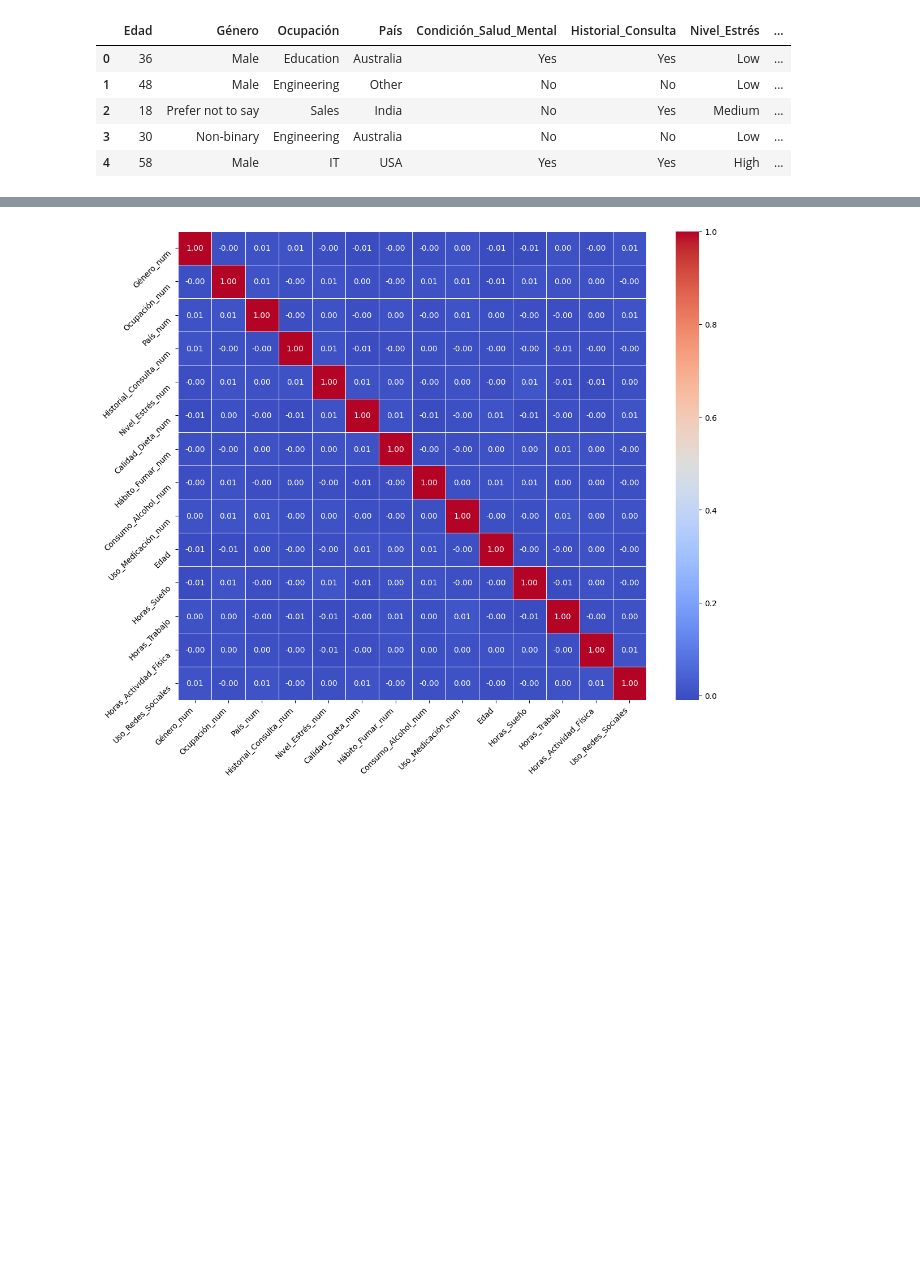
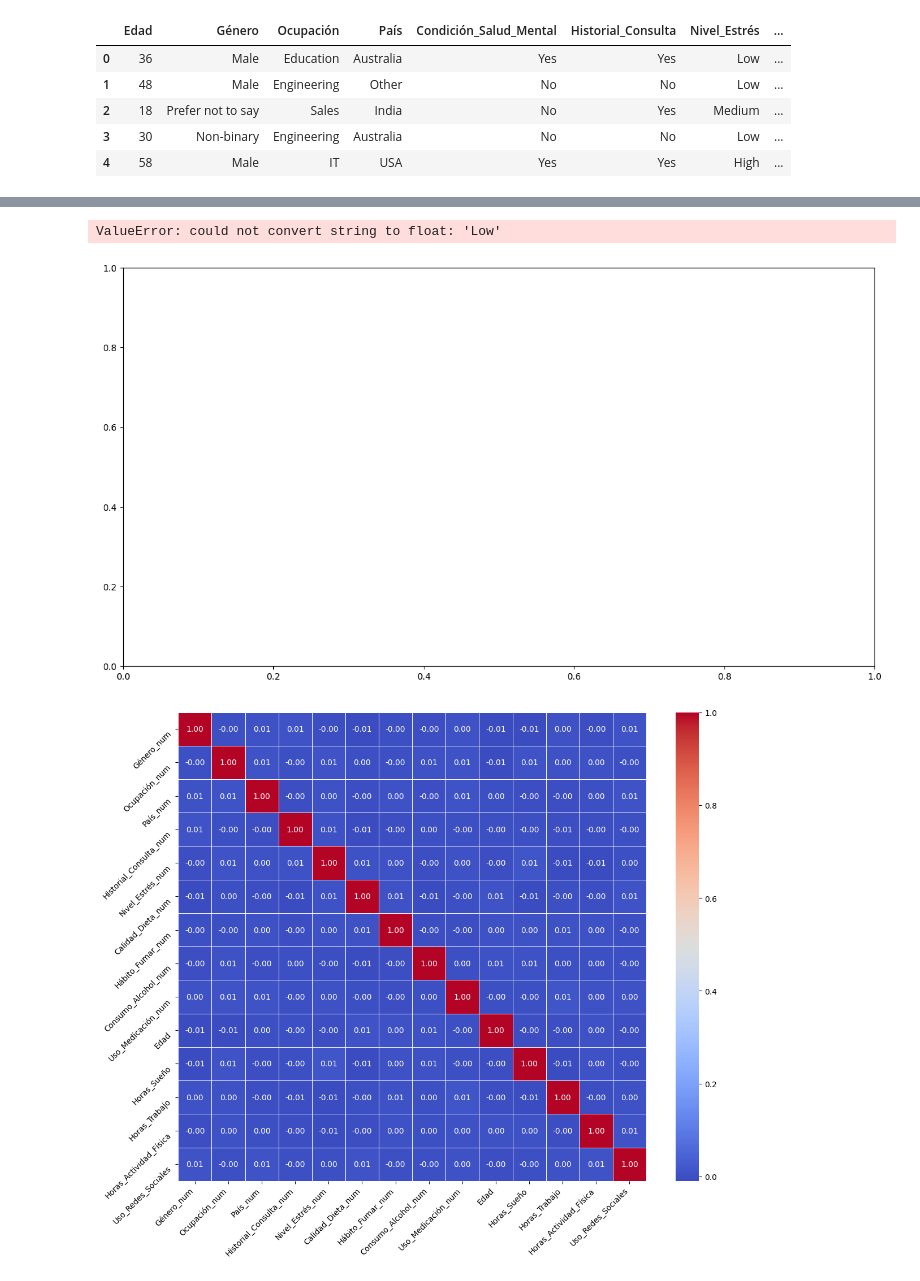
Before and after one commit to Valenfrc/Fases-del-sue-o, a Jupyter notebook: notebooks/análisis_inicial.ipynb, the cells around one changed output, grey strips where cells are left out. Cells and saved outputs as stored; diff of their text form; code cells hidden in the pictures; blank space fills up the shorter version.

```diff
--- a/notebooks/análisis_inicial.ipynb
+++ b/notebooks/análisis_inicial.ipynb
@@ -507,3 +550,29 @@ df.head()
+# %%
+import pandas as pd
+import matplotlib.pyplot as plt
+
+
+
+categorical_cols = ['Género', 'Ocupación', 'País', 'Historial_Consulta', 'Hábito_Fumar', 'Consumo_Alcohol', 'Uso_Medicación']
+
+df = pd.get_dummies(df, columns=categorical_cols)
+
+
+plt.figure(figsize=(15, 8))
+pd.plotting.parallel_coordinates(
+    df,
+    "Condición_Salud_Mental",
+    color=("#E58139", "#39E581", "#8139E5"),
+    linewidth=0.5,
+    alpha=0.7,
+)
+
+plt.xticks(rotation=45, ha="right")
+plt.tight_layout()
+plt.show()
+# %% [output]
+ValueError: could not convert string to float: 'Low'
+[figure, added]
 # %%
 #ANALISIS VARIABLE MULTIVARIANTE
 #Análisis númerico - categorico
```
Also changed, not shown: parts of 5 cells of this notebook.
